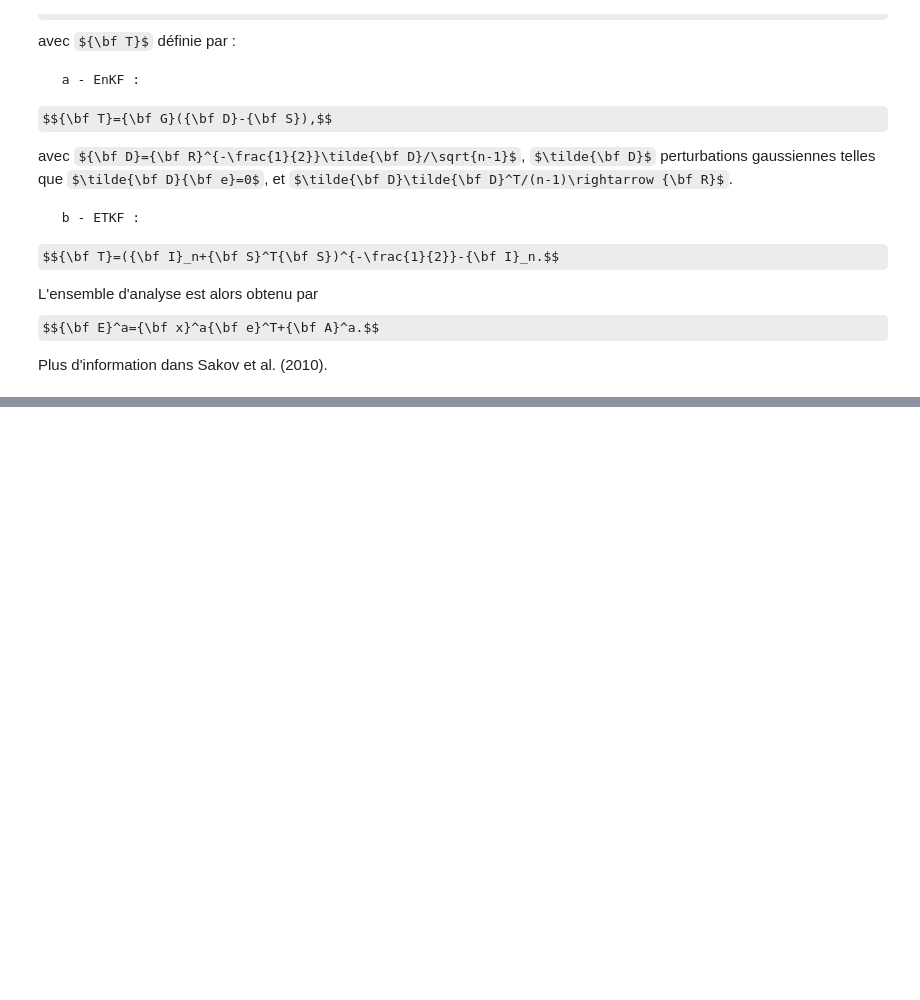
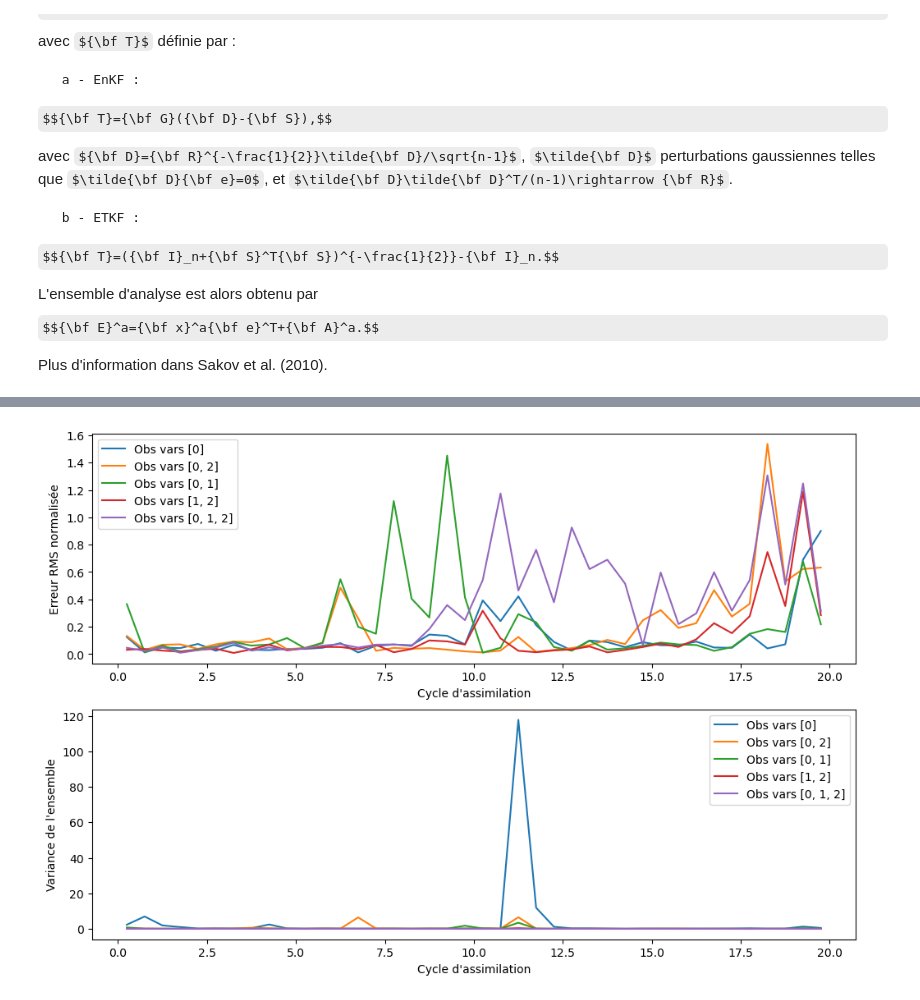
Before and after one commit to latestdesign/Filtering-Project, a Jupyter notebook: TP2_EnKF.ipynb, the cells around one changed output, grey strips where cells are left out. Saved outputs shown, nothing was run; the diff lists cells and outputs as text; code cells hidden in the pictures; some formulas as TeX source; blank space fills up the shorter version.

```diff
--- a/TP2_EnKF.ipynb
+++ b/TP2_EnKF.ipynb
@@ -275,0 +319,32 @@ plt.show()
+# %%
+# On superpose les res pour un pas d'assimilation de 50
+methode = 1
+pas_assim = 50
+nvarobs_list = [[0], [0,2], [0,1], [1, 2], [0,1,2]]
+nmem_list = 30
+so2_list = 1e-2
+rms_errors = {}
+var_errors = {}
+
+for nvarobs in nvarobs_list:
+    time1, xvar1, rms_error, var_error = run_assimilation(methode, nmem, so2, pas_assim, nvarobs)
+    rms_errors[tuple(nvarobs)] = rms_error
+    var_errors[tuple(nvarobs)] = var_error
+
+# Plot des erreurs RMS et variance en fonction du nombre de variables observées
+plt.figure(figsize=(12,8))
+plt.subplot(2,1,1)
+for nvarobs in nvarobs_list:
+    plt.plot(time1[25::pas_assim], rms_errors[tuple(nvarobs)], label=f'Obs vars {nvarobs}')
+plt.xlabel('Cycle d\'assimilation')
+plt.ylabel('Erreur RMS normalisée')
+plt.legend()
+plt.subplot(2,1,2)
+for nvarobs in nvarobs_list:
+    plt.plot(time1[25::pas_assim], var_errors[tuple(nvarobs)], label=f'Obs vars {nvarobs}')
+plt.xlabel('Cycle d\'assimilation')
+plt.ylabel('Variance de l\'ensemble')
+plt.legend()
+plt.show()
+# %% [output]
+[figure, added]
```
Also changed, not shown: parts of 9 cells of this notebook.
